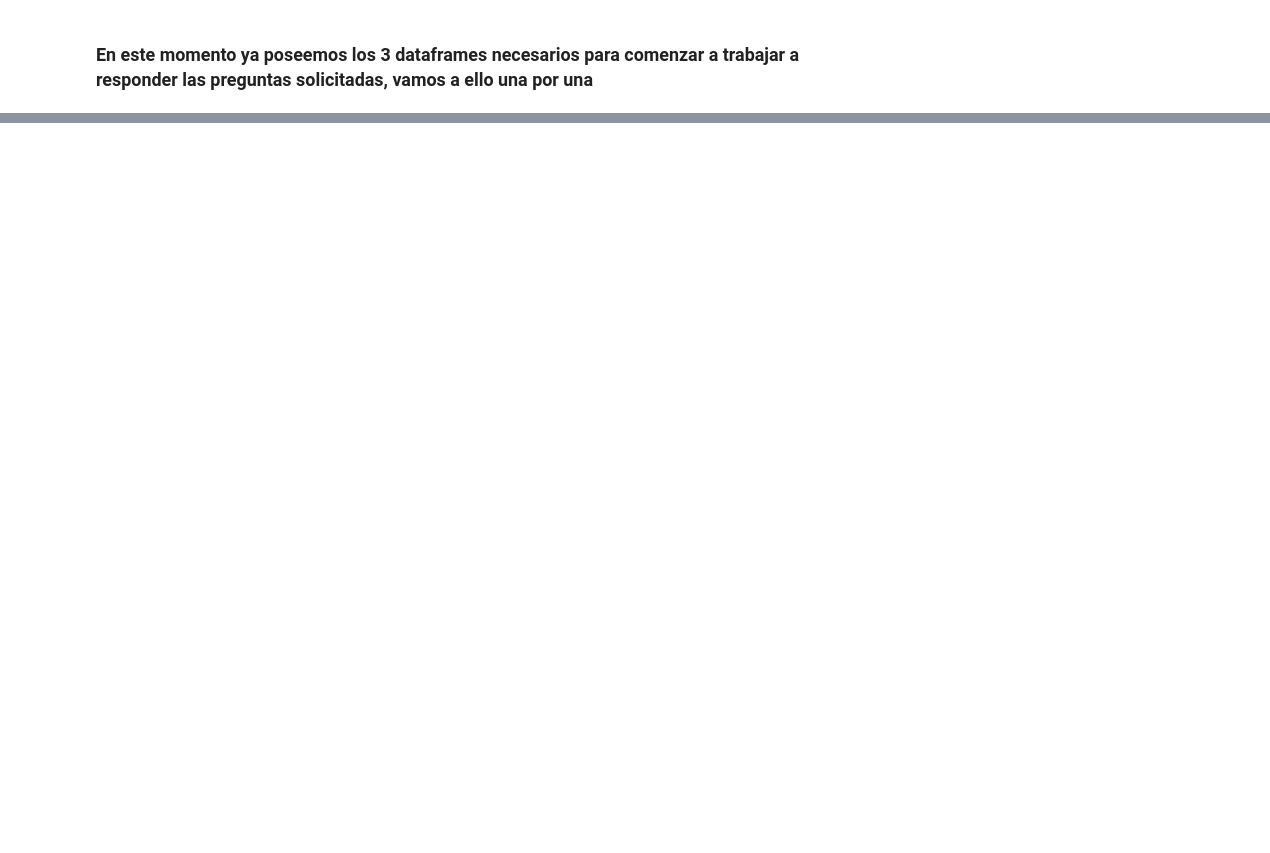
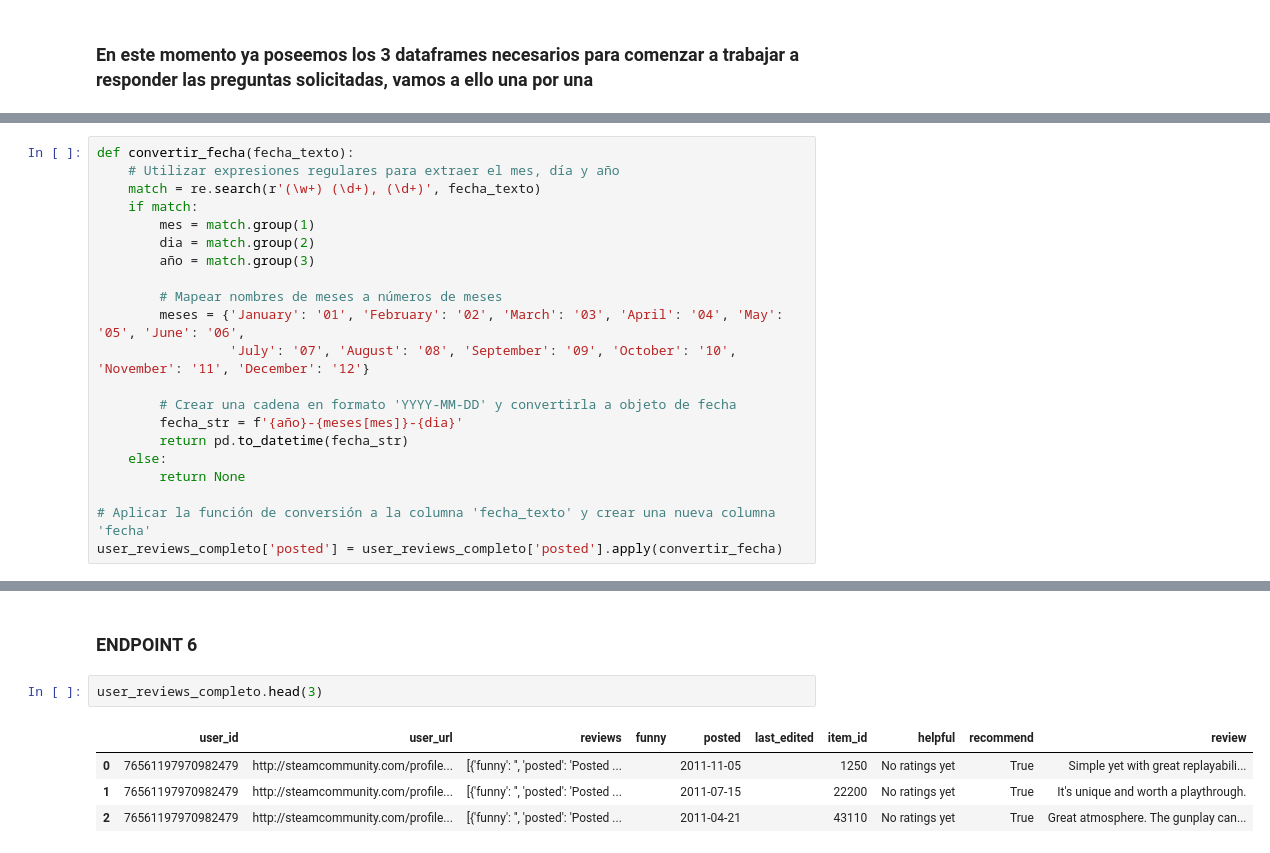
Before and after one commit to fransindi/Steam_MLOps, a Jupyter notebook: ETL.ipynb, the cells around one changed output, grey strips where cells are left out. Drawn from its saved outputs; the diff is of its cells as text; blank space fills up the shorter version.

Commit message:
feat: endpoint 5 terminado, comenzando api

```diff
--- a/ETL.ipynb
+++ b/ETL.ipynb
@@ -127,0 +180,21 @@ Name: items, dtype: object
+# %%
+def convertir_fecha(fecha_texto):
+    # Utilizar expresiones regulares para extraer el mes, día y año
+    match = re.search(r'(\w+) (\d+), (\d+)', fecha_texto)
+    if match:
+        mes = match.group(1)
+        dia = match.group(2)
+        año = match.group(3)
+
+        # Mapear nombres de meses a números de meses
+        meses = {'January': '01', 'February': '02', 'March': '03', 'April': '04', 'May': '05', 'June': '06',
+                 'July': '07', 'August': '08', 'September': '09', 'October': '10', 'November': '11', 'December': '12'}
+
+        # Crear una cadena en formato 'YYYY-MM-DD' y convertirla a objeto de fecha
+        fecha_str = f'{año}-{meses[mes]}-{dia}'
+        return pd.to_datetime(fecha_str)
+    else:
+        return None
+
+# Aplicar la función de conversión a la columna 'fecha_texto' y crear una nueva columna 'fecha'
+user_reviews_completo['posted'] = user_reviews_completo['posted'].apply(convertir_fecha)
@@ -127,0 +342,9 @@ Name: items, dtype: object
+# %% [markdown]
+### ENDPOINT 6
+# %%
+user_reviews_completo.head(3)
+# %% [output]
+|  | user_id | user_url | reviews | funny | posted | last_edited | item_id | helpful | recommend | review |
+| 0 | 76561197970982479 | http://steamcommunity.com/profile... | [{'funny': '', 'posted': 'Posted ... |  | 2011-11-05 |  | 1250 | No ratings yet | True | Simple yet with great replayabili... |
+| 1 | 76561197970982479 | http://steamcommunity.com/profile... | [{'funny': '', 'posted': 'Posted ... |  | 2011-07-15 |  | 22200 | No ratings yet | True | It's unique and worth a playthrough. |
+| 2 | 76561197970982479 | http://steamcommunity.com/profile... | [{'funny': '', 'posted': 'Posted ... |  | 2011-04-21 |  | 43110 | No ratings yet | True | Great atmosphere. The gunplay can... |
```
Also changed, not shown: parts of 33 cells of this notebook, 1 other file.
